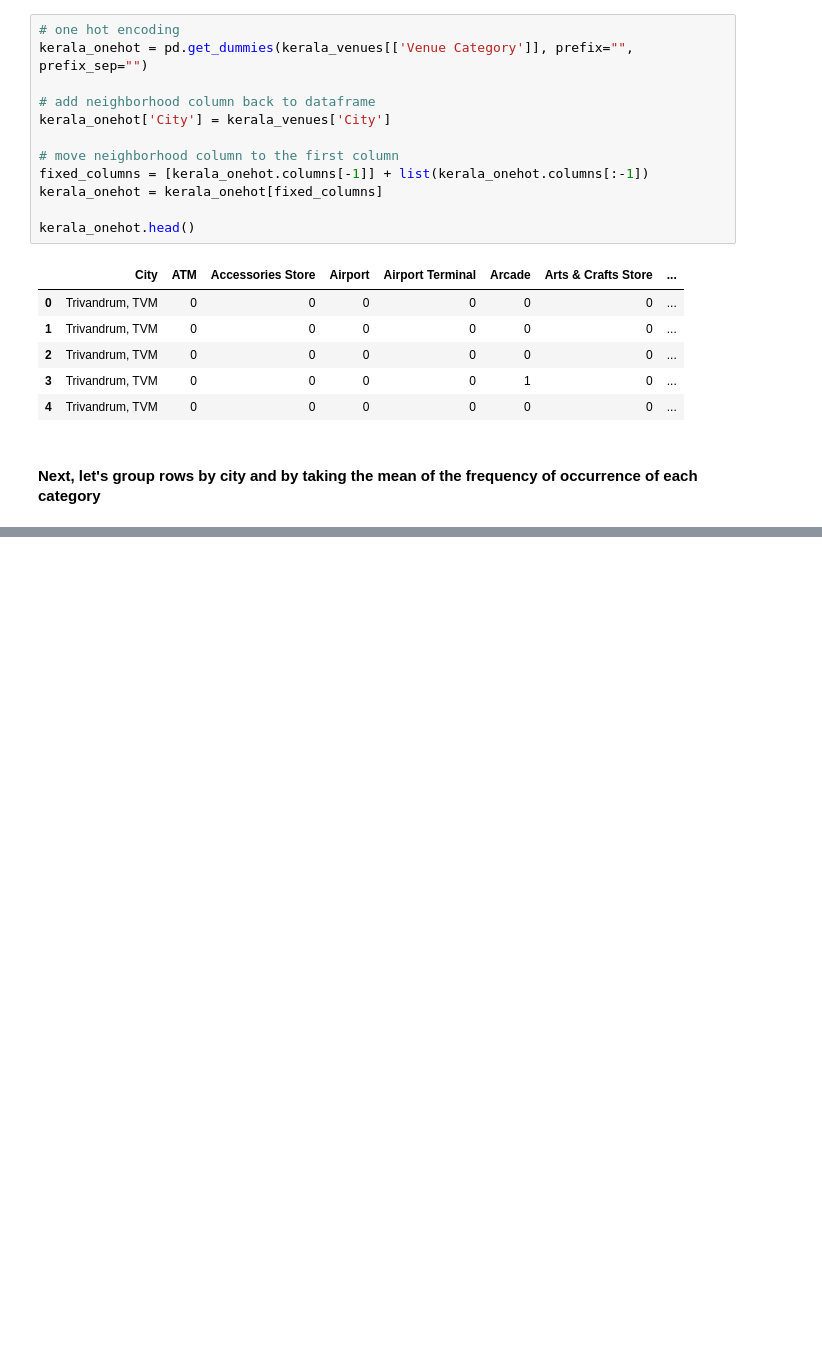
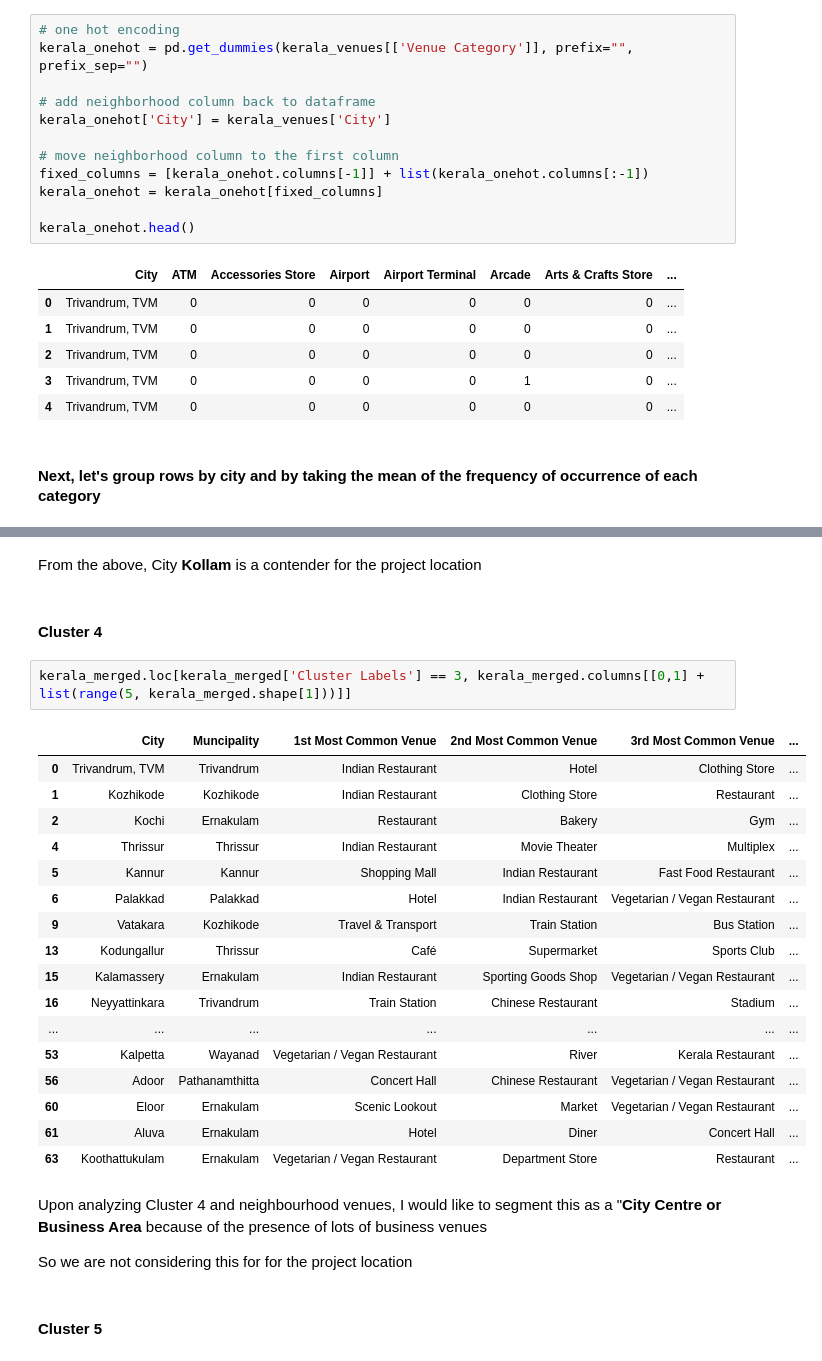
Before and after one commit to sreeduttsasikumar/Coursera_Capstone, a Jupyter notebook: Capstone_Project_Battle_of_Neighbourhoods.ipynb, the cells around one changed output, grey strips where cells are left out. Cells and saved outputs as stored; diff of their text form; blank space fills up the shorter version.

```diff
--- a/Capstone_Project_Battle_of_Neighbourhoods.ipynb
+++ b/Capstone_Project_Battle_of_Neighbourhoods.ipynb
@@ -285,0 +605,30 @@ kerala_grouped
+# %% [markdown]
+From the above, City **Kollam** is a contender for the project location
+# %% [markdown]
+#### Cluster 4
+# %%
+kerala_merged.loc[kerala_merged['Cluster Labels'] == 3, kerala_merged.columns[[0,1] + list(range(5, kerala_merged.shape[1]))]]
+# %% [output]
+|  | City | Muncipality | 1st Most Common Venue | 2nd Most Common Venue | 3rd Most Common Venue | ... |
+| 0 | Trivandrum, TVM | Trivandrum | Indian Restaurant | Hotel | Clothing Store | ... |
+| 1 | Kozhikode | Kozhikode | Indian Restaurant | Clothing Store | Restaurant | ... |
+| 2 | Kochi | Ernakulam | Restaurant | Bakery | Gym | ... |
+| 4 | Thrissur | Thrissur | Indian Restaurant | Movie Theater | Multiplex | ... |
+| 5 | Kannur | Kannur | Shopping Mall | Indian Restaurant | Fast Food Restaurant | ... |
+| 6 | Palakkad | Palakkad | Hotel | Indian Restaurant | Vegetarian / Vegan Restaurant | ... |
+| 9 | Vatakara | Kozhikode | Travel & Transport | Train Station | Bus Station | ... |
+| 13 | Kodungallur | Thrissur | Café | Supermarket | Sports Club | ... |
+| 15 | Kalamassery | Ernakulam | Indian Restaurant | Sporting Goods Shop | Vegetarian / Vegan Restaurant | ... |
+| 16 | Neyyattinkara | Trivandrum | Train Station | Chinese Restaurant | Stadium | ... |
+| ... | ... | ... | ... | ... | ... | ... |
+| 53 | Kalpetta | Wayanad | Vegetarian / Vegan Restaurant | River | Kerala Restaurant | ... |
+| 56 | Adoor | Pathanamthitta | Concert Hall | Chinese Restaurant | Vegetarian / Vegan Restaurant | ... |
+| 60 | Eloor | Ernakulam | Scenic Lookout | Market | Vegetarian / Vegan Restaurant | ... |
+| 61 | Aluva | Ernakulam | Hotel | Diner | Concert Hall | ... |
+| 63 | Koothattukulam | Ernakulam | Vegetarian / Vegan Restaurant | Department Store | Restaurant | ... |
+# %% [markdown]
+Upon analyzing Cluster 4 and neighbourhood venues, I would like to segment this as a "**City Centre or Business Area** because of the presence of lots of business venues
+
+So we are not considering this for for the project location
+# %% [markdown]
+#### Cluster 5
```
Also changed, not shown: parts of 45 cells of this notebook.
